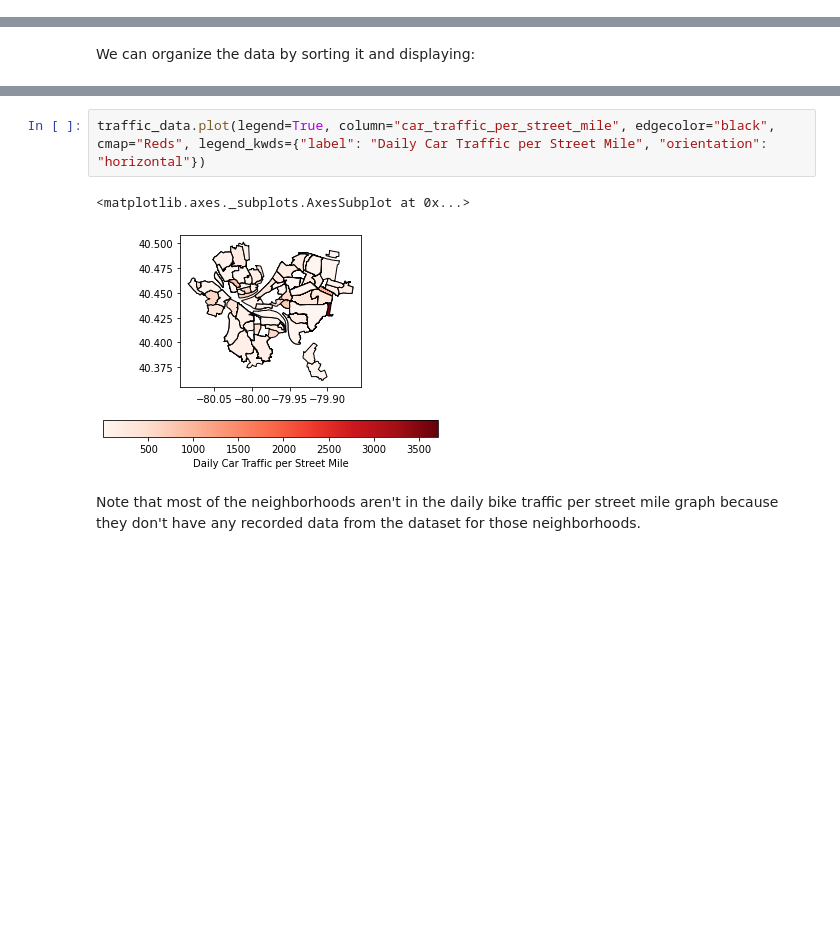
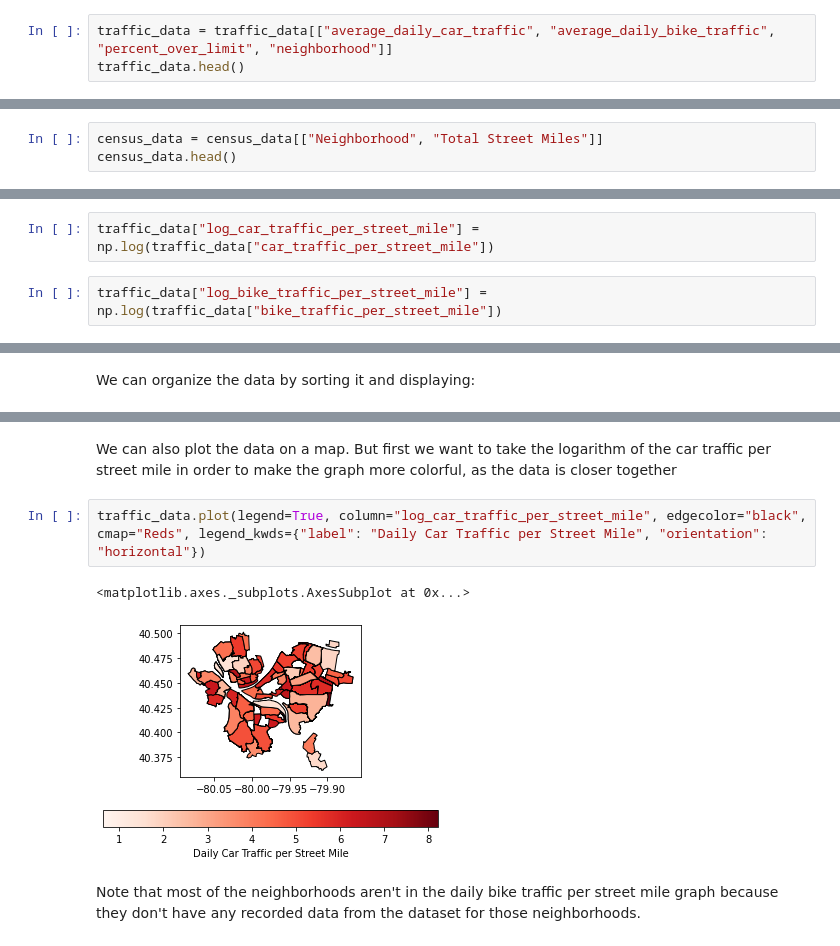
Before and after one commit to N0taR0b0t/Walkability, a Jupyter notebook: DeonteVanterpoolUnfinished.ipynb, the cells around one changed output, grey strips where cells are left out. Saved outputs shown, nothing was run; the diff lists cells and outputs as text; blank space fills up the shorter version.

```diff
--- a/DeonteVanterpoolUnfinished.ipynb
+++ b/DeonteVanterpoolUnfinished.ipynb
@@ -20,0 +33,3 @@ geography = geopandas.read_file("data/GeographicData.geojson")
+# %%
+traffic_data = traffic_data[["average_daily_car_traffic", "average_daily_bike_traffic", "percent_over_limit", "neighborhood"]]
+traffic_data.head()
@@ -20,0 +52,3 @@ geography = geopandas.read_file("data/GeographicData.geojson")
+# %%
+census_data = census_data[["Neighborhood", "Total Street Miles"]]
+census_data.head()
@@ -64,0 +108,4 @@ parking_meter_data["parking_meter_count_per_street_mile"] = parking_meter_data["
+# %%
+traffic_data["log_car_traffic_per_street_mile"] = np.log(traffic_data["car_traffic_per_street_mile"])
+# %%
+traffic_data["log_bike_traffic_per_street_mile"] = np.log(traffic_data["bike_traffic_per_street_mile"])
@@ -117,8 +196,10 @@ We can also plot the data
+# %% [markdown]
+We can also plot the data on a map. But first we want to take the logarithm of the car traffic per street mile in order to make the graph more colorful, as the data is closer together
 # %%
-traffic_data.plot(legend=True, column="car_traffic_per_street_mile", edgecolor="black", cmap="Reds", legend_kwds={"label": "Daily Car Traffic per Street Mile", "orientation": "horizontal"})
+traffic_data.plot(legend=True, column="log_car_traffic_per_street_mile", edgecolor="black", cmap="Reds", legend_kwds={"label": "Daily Car Traffic per Street Mile", "orientation": "horizontal"})
 # %% [output]
 <matplotlib.axes._subplots.AxesSubplot at 0x...>
-[figure, old version]
+[figure, new version]
 # %% [markdown]
 Note that most of the neighborhoods aren't in the daily bike traffic per street mile graph because they don't have any recorded data from the dataset for those neighborhoods.
 # %%
```
Also changed, not shown: parts of 31 cells of this notebook.
